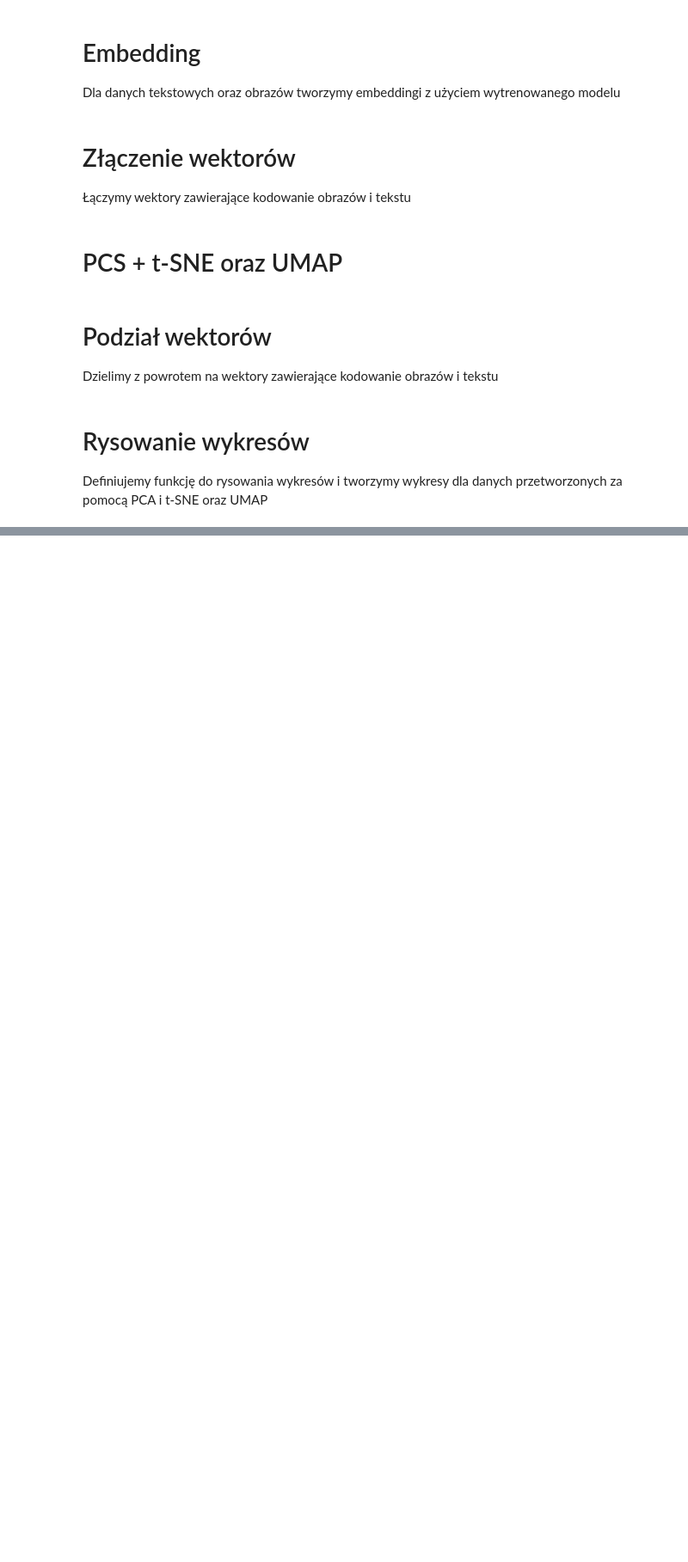
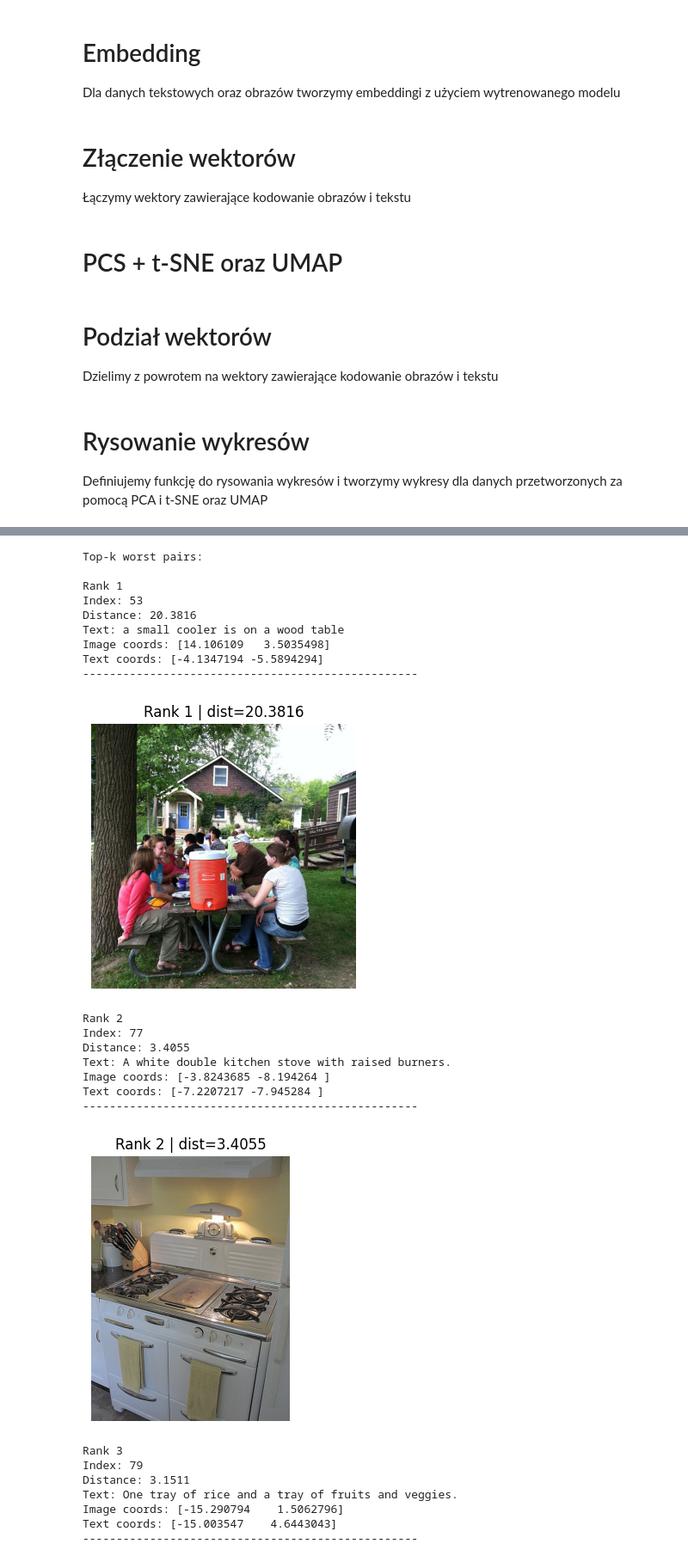
Before and after one commit to MeasureZer0/neural-networks-project-1, a Jupyter notebook: notebooks/embedding_visualization.ipynb, the cells around one changed output, grey strips where cells are left out. Shown at 86% size. Drawn from its saved outputs; the diff is of its cells as text; code cells hidden in the pictures; blank space fills up the shorter version.

```diff
--- a/notebooks/embedding_visualization.ipynb
+++ b/notebooks/embedding_visualization.ipynb
@@ -126,0 +192,64 @@ plot_embeddings(img_umap, txt_umap, "UMAP")
+# %%
+def show_worst_pairs(
+    img_2d: np.ndarray,
+    txt_2d: np.ndarray,
+    image_paths: List[str],
+    texts: List[str],
+    k: int = 5,
+) -> None:
+    distances = np.linalg.norm(img_2d - txt_2d, axis=1)
+
+    worst_indices = np.argsort(distances)[-k:][::-1]
+
+    print("Top-k worst pairs:\n")
+
+    for rank, idx in enumerate(worst_indices, start=1):
+        dist = distances[idx]
+
+        print(f"Rank {rank}")
+        print(f"Index: {idx}")
+        print(f"Distance: {dist:.4f}")
+        print(f"Text: {texts[idx]}")
+        print(f"Image coords: {img_2d[idx]}")
+        print(f"Text coords: {txt_2d[idx]}")
+        print("-" * 50)
+
+        try:
+            img = Image.open(image_paths[idx]).convert("RGB")
+
+            plt.figure(figsize=(4, 4))
+            plt.imshow(img)
+            plt.axis("off")
+            plt.title(f"Rank {rank} | dist={dist:.4f}")
+            plt.show()
+
+        except Exception as e:
+            print(f"Error loading image {image_paths[idx]}: {e}")
+# %%
+show_worst_pairs(img_tsne, txt_tsne, image_paths, texts, 5)
+# %% [output]
+Top-k worst pairs:
+
+Rank 1
+Index: 53
+Distance: 20.3816
+Text: a small cooler is on a wood table
+Image coords: [14.106109   3.5035498]
+Text coords: [-4.1347194 -5.5894294]
+--------------------------------------------------
+[figure, added]
+Rank 2
+Index: 77
+Distance: 3.4055
+Text: A white double kitchen stove with raised burners.
+Image coords: [-3.8243685 -8.194264 ]
+Text coords: [-7.2207217 -7.945284 ]
+--------------------------------------------------
+[figure, added]
+Rank 3
+Index: 79
+Distance: 3.1511
+Text: One tray of rice and a tray of fruits and veggies.
+Image coords: [-15.290794    1.5062796]
+Text coords: [-15.003547    4.6443043]
+--------------------------------------------------
```
Also changed, not shown: parts of 5 cells of this notebook.
